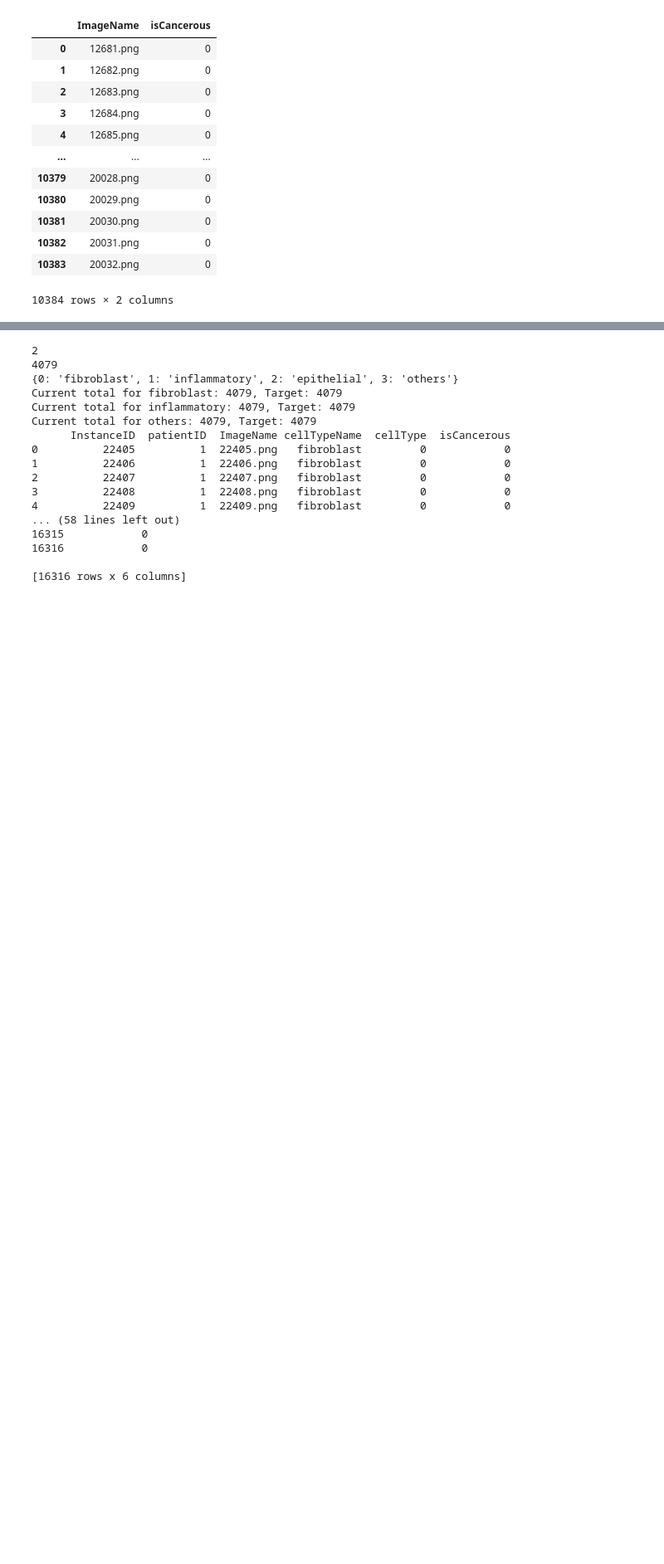
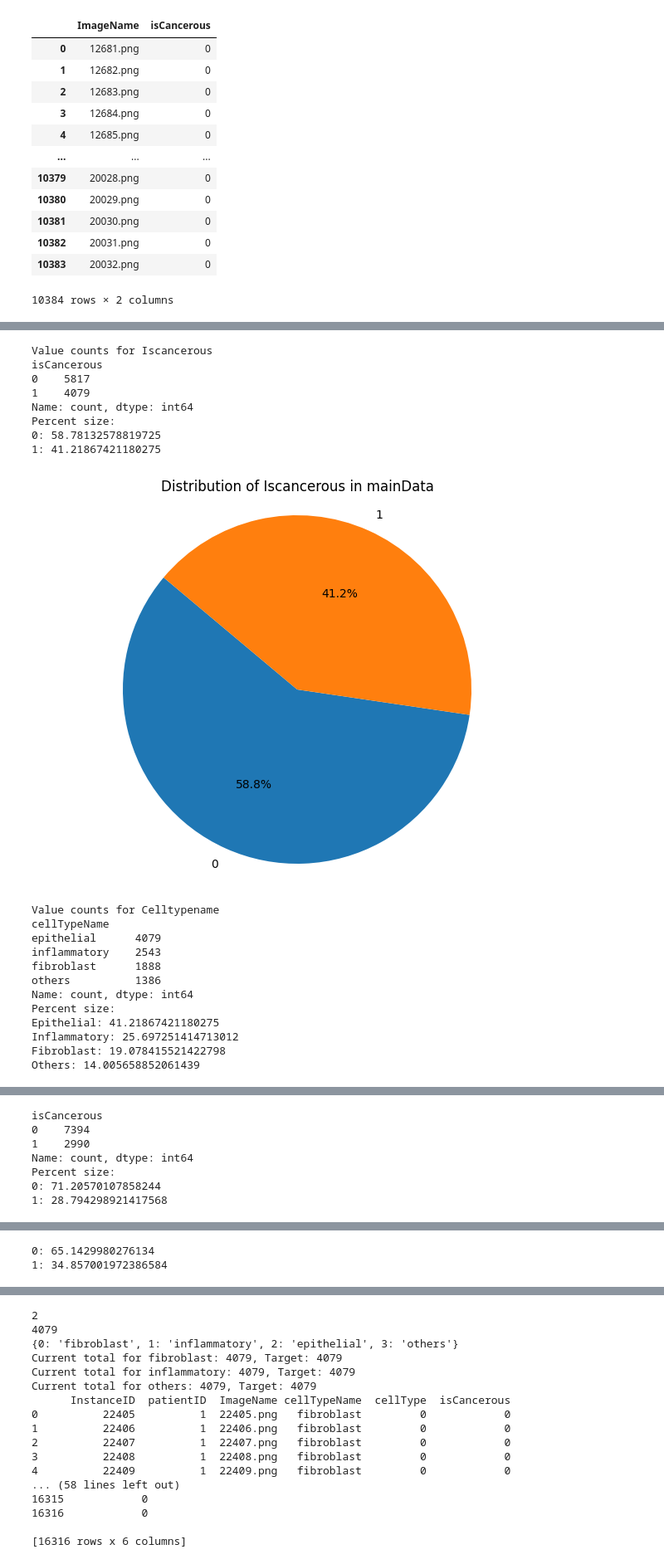
Before and after one commit to HarrisonOrosz/MLAssignment2, a Jupyter notebook: Assignment 2 Workbook.ipynb, the cells around one changed output, grey strips where cells are left out. Shown at 83% size. Drawn from its saved outputs; the diff is of its cells as text; code cells hidden in the pictures; blank space fills up the shorter version.

```diff
--- a/Assignment 2 Workbook.ipynb
+++ b/Assignment 2 Workbook.ipynb
@@ -123,0 +75,64 @@ Others: 14.005658852061439
+# %%
+#Value Counts
+relevantColumns = ["isCancerous", "cellTypeName"]
+for col in relevantColumns:
+    print(f"Value counts for " + col.capitalize())
+    value_counts = data_main[col].value_counts()
+    print(value_counts)
+    print("Percent size: " )
+
+    for value, amount in data_main[col].value_counts().items():
+        print(str(value).capitalize() + ": " + str((amount/len(data_main[col]))*100))
+
+    plt.figure(figsize=(8, 6))
+    plt.pie(value_counts, labels=value_counts.index, autopct='%1.1f%%', startangle=140)
+    plt.title(f"Distribution of {col.capitalize()} in mainData")
+    plt.axis('equal')
+    plt.show()
+
+col = "isCancerous"
+value_counts = data_extra[col].value_counts()
+print(value_counts)
+print("Percent size: " )
+
+for value, amount in data_extra[col].value_counts().items():
+    print(str(value).capitalize() + ": " + str((amount/len(data_extra[col]))*100))
+
+plt.figure(figsize=(8, 6))
+plt.pie(value_counts, labels=value_counts.index, autopct='%1.1f%%', startangle=140)
+plt.title(f"Distribution of {col.capitalize()} in extraData")
+plt.axis('equal')
+plt.show()
+combined = pd.concat([data_extra, data_main])
+value_counts = combined[col].value_counts()
+
+for value, amount in combined[col].value_counts().items():
+    print(str(value).capitalize() + ": " + str((amount/len(combined[col]))*100))
+
+plt.figure(figsize=(8, 6))
+plt.pie(value_counts, labels=value_counts.index, autopct='%1.1f%%', startangle=140)
+plt.title(f"Distribution of {col.capitalize()} in both")
+plt.axis('equal')
+plt.show()
+# %% [output]
+Value counts for Iscancerous
+isCancerous
+0    5817
+1    4079
+Name: count, dtype: int64
+Percent size:
+0: 58.78132578819725
+1: 41.21867421180275
+[figure, added]
+Value counts for Celltypename
+cellTypeName
+epithelial      4079
+inflammatory    2543
+fibroblast      1888
+others          1386
+Name: count, dtype: int64
+Percent size:
+Epithelial: 41.21867421180275
+Inflammatory: 25.697251414713012
+Fibroblast: 19.078415521422798
+Others: 14.005658852061439
@@ -123,0 +140,7 @@ Others: 14.005658852061439
+isCancerous
+0    7394
+1    2990
+Name: count, dtype: int64
+Percent size:
+0: 71.20570107858244
+1: 28.794298921417568
@@ -123,0 +148,2 @@ Others: 14.005658852061439
+0: 65.1429980276134
+1: 34.857001972386584
```
Also changed, not shown: parts of 9 cells of this notebook.
